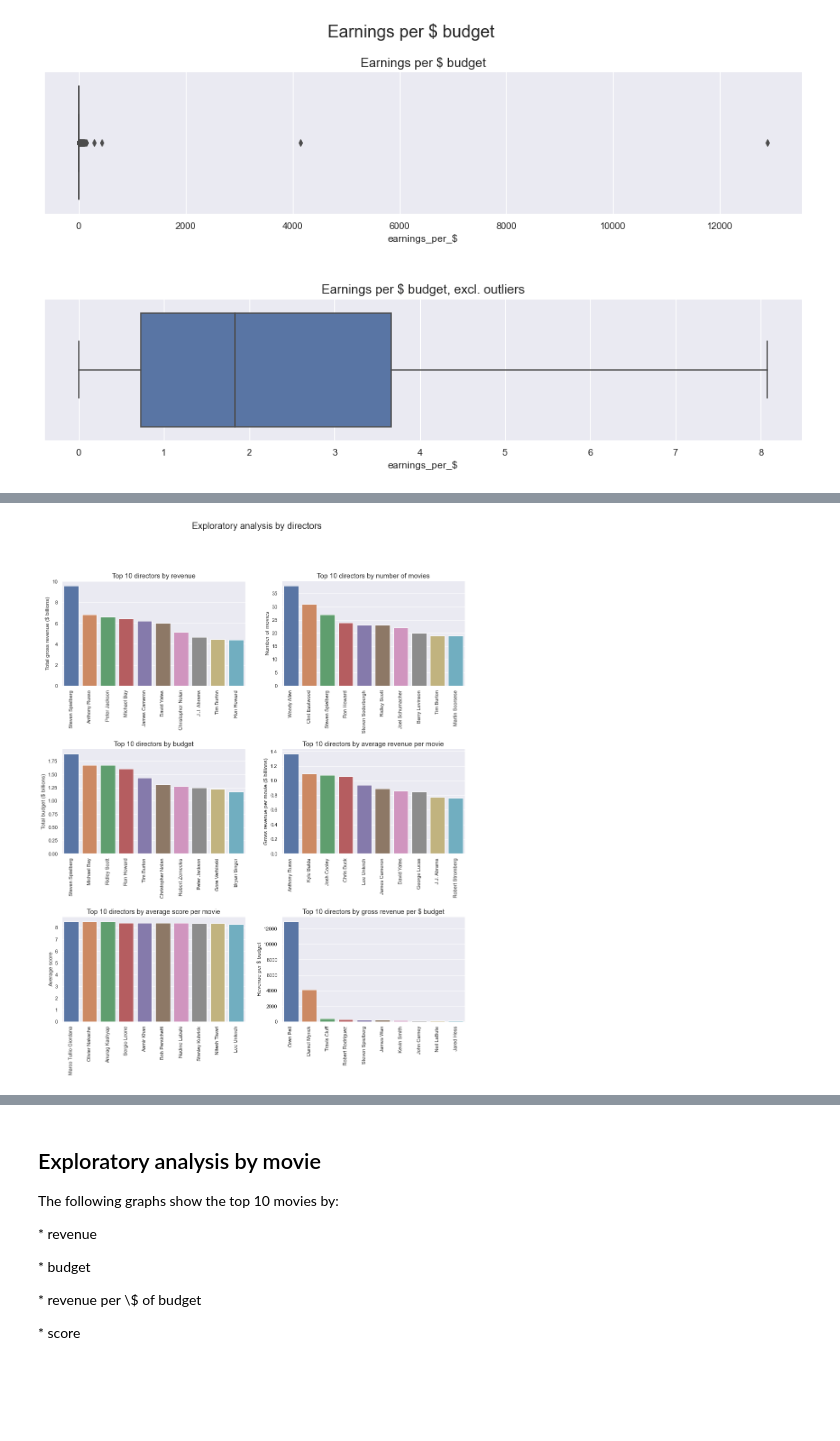
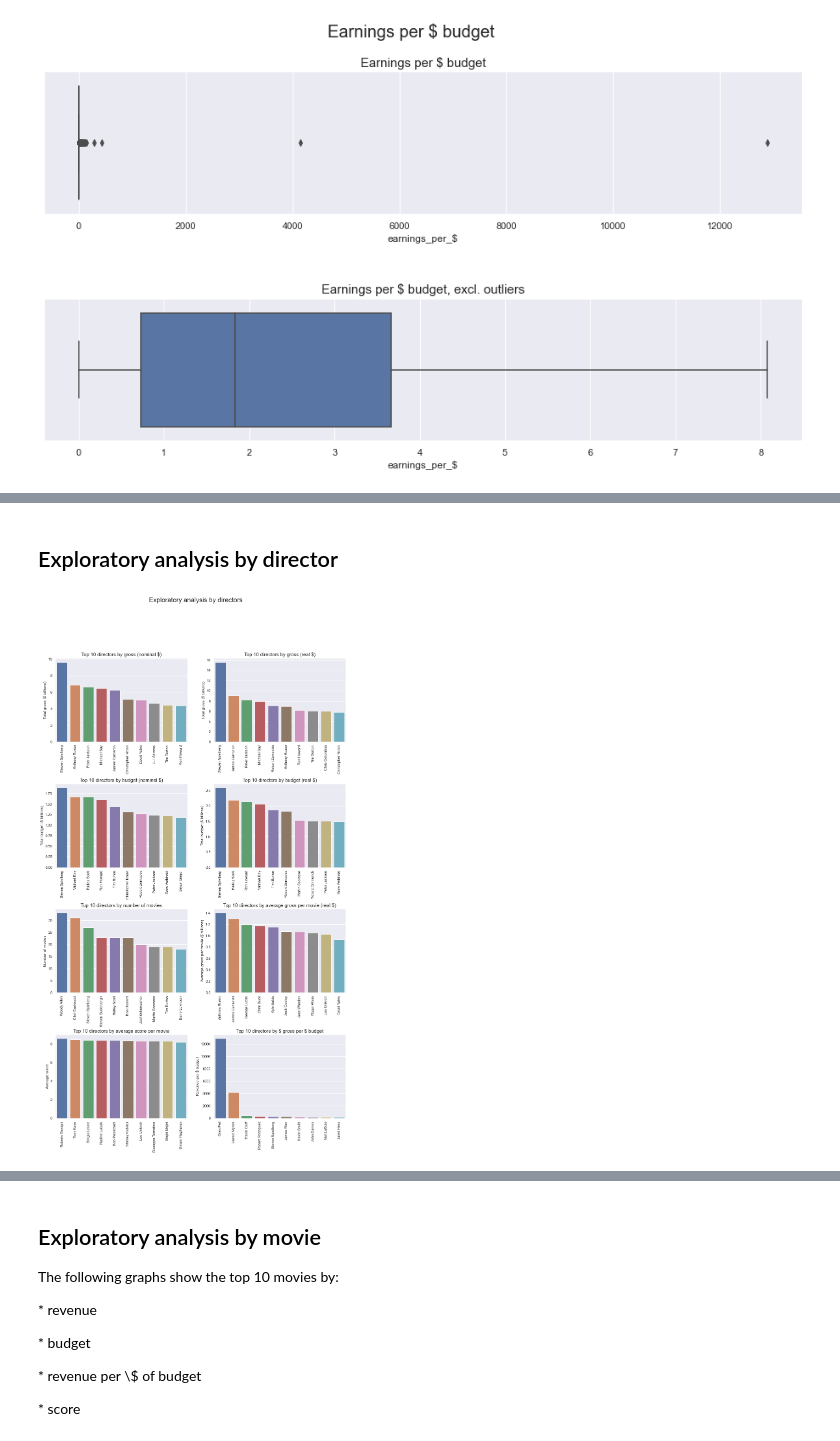
Before and after one commit to JacintaKnight/Movies-1980-2020, a Jupyter notebook: Movies (Kaggle dataset).ipynb, the cells around one changed output, grey strips where cells are left out. Cells and saved outputs as stored; diff of their text form; code cells hidden in the pictures; blank space fills up the shorter version.

Commit message:
Adjustments for inflation
Add columns adjusting gross and budget for inflation, and update graphs to show inflation adjusted values.

```diff
--- a/Movies (Kaggle dataset).ipynb
+++ b/Movies (Kaggle dataset).ipynb
@@ -230,3 +267,5 @@ Only three directors in the top 10 list by revenue are also in the top 10 list b
+# %% [markdown]
+## Exploratory analysis by director
 # %%
 #Exploratory analysis by director
 
@@ -235,61 +274,76 @@ df_directors = directors_grouper.sum()
 df_directors['Count'] = directors_grouper.name.count()
 df1_directors = df1.groupby(['director']).sum()   #group data excluding NaNs
 
-fig, axes = plt.subplots(3, 2, sharex=False, figsize=(16,18))
-plt.subplots_adjust( wspace = 0.2, hspace = 0.6)   #adjust space between plots
+fig, axes = plt.subplots(4, 2, sharex=False, figsize=(16,26))
+plt.subplots_adjust( wspace = 0.2, hspace = 0.5)   #adjust space between plots
 fig.suptitle('Exploratory analysis by directors', fontsize=20)
 
 #Top 10 directors by gross
 top10_directors_gross = df_directors.sort_values(by='gross', ascending=False).head(10)
 sns.barplot(ax=axes[0, 0], x=top10_directors_gross.index, y=top10_directors_gross['gross']/1000000000)
 axes[0, 0].tick_params(axis='x', rotation=90)
 axes[0, 0].set_xlabel('')
-axes[0, 0].set_ylabel('Total gross revenue ($ billions)')
-axes[0, 0].set_title('Top 10 directors by revenue', fontsize=15)
+axes[0, 0].set_ylabel('Total gross ($ billions)')
+axes[0, 0].set_title('Top 10 directors by gross (nominal $)', fontsize=15)
 
-#Top 10 directors by number of movies. Excluded all movies with director name of 'Directors'.
-top10_directors_count = df['director'].loc[df['director'] != 'Directors'].value_counts().head(10)
-#top10_directors_count = df.director.value_counts().head(10)
-sns.barplot(ax=axes[0, 1], x=top10_directors_count.index, y=top10_directors_count)
+#Top 10 directors by gross adjusted
+top10_directors_gross = df_directors.sort_values(by='gross_adjusted', ascending=False).head(10)
+sns.barplot(ax=axes[0, 1], x=top10_directors_gross.index, y=top10_directors_gross['gross_adjusted']/1000000000)
 axes[0, 1].tick_params(axis='x', rotation=90)
 axes[0, 1].set_xlabel('')
-axes[0, 1].set_ylabel('Number of movies')
-axes[0, 1].set_title('Top 10 directors by number of movies', fontsize=15)
+axes[0, 1].set_ylabel('Total gross ($ billions)')
+axes[0, 1].set_title('Top 10 directors by gross (real $)', fontsize=15)
 
 #Top 10 directors by budget
 top10_directors_budget = df_directors.sort_values(by='budget', ascending=False).head(10)
 sns.barplot(ax=axes[1, 0], x=top10_directors_budget.index, y=top10_directors_budget['budget']/1000000000)
 axes[1, 0].tick_params(axis='x', rotation=90)
 axes[1, 0].set_xlabel('')
 axes[1, 0].set_ylabel('Total budget ($ billions)')
-axes[1, 0].set_title('Top 10 directors by budget', fontsize=15)
+axes[1, 0].set_title('Top 10 directors by budget (nominal $)', fontsize=15)
+
+#Top 10 directors by budget adjusted
+top10_directors_budget = df_directors.sort_values(by='budget_adjusted', ascending=False).head(10)
+sns.barplot(ax=axes[1, 1], x=top10_directors_budget.index, y=top10_directors_budget['budget_adjusted']/1000000000)
+axes[1, 1].tick_params(axis='x', rotation=90)
+axes[1, 1].set_xlabel('')
+axes[1, 1].set_ylabel('Total budget ($ billions)')
+axes[1, 1].set_title('Top 10 directors by budget (real $)', fontsize=15)
+
+#Top 10 directors by number of movies. Excluded all movies with director name of 'Directors'.
+top10_directors_count = df['director'].loc[df['director'] != 'Directors'].value_counts().head(10)
+sns.barplot(ax=axes[2, 0], x=top10_directors_count.index, y=top10_directors_count)
+axes[2, 0].tick_params(axis='x', rotation=90)
+axes[2, 0].set_xlabel('')
+axes[2, 0].set_ylabel('Number of movies')
+axes[2, 0].set_title('Top 10 directors by number of movies', fontsize=15)
 
 #Top 10 directors by revenue per movie
-df_directors['rev_per_movie'] = df_directors['gross'] / df_directors['Count']
+df_directors['rev_per_movie'] = df_directors['gross_adjusted'] / df_directors['Count']
 top10_directors_rev_movie = df_directors.sort_values(by='rev_per_movie', ascending=False).head(10)
-sns.barplot(ax=axes[1, 1], x=top10_directors_rev_movie.index, y=top10_directors_rev_movie['rev_per_movie']/1000000000)
-axes[1, 1].tick_params(axis='x', rotation=90)
-axes[1, 1].set_xlabel('')
-axes[1, 1].set_ylabel('Gross revenue per movie ($ billions)')
-axes[1, 1].set_title('Top 10 directors by average revenue per movie', fontsize=15)
+sns.barplot(ax=axes[2, 1], x=top10_directors_rev_movie.index, y=top10_directors_rev_movie['rev_per_movie']/1000000000)
+axes[2, 1].tick_params(axis='x', rotation=90)
+axes[2, 1].set_xlabel('')
+axes[2, 1].set_ylabel('Average gross per movie ($ billions)')
+axes[2, 1].set_title('Top 10 directors by average gross per movie (real $)', fontsize=15)
 
 #Top 10 directors by average score
 df_directors['avg_score'] = df_directors['score'] / df_directors['Count']
 top10_directors_avg_score = df_directors.sort_values(by='avg_score', ascending=False).head(10)
-sns.barplot(ax=axes[2, 0], x=top10_directors_avg_score.index, y=top10_directors_avg_score['avg_score'])
-axes[2, 0].tick_params(axis='x', rotation=90)
-axes[2, 0].set_xlabel('')
-axes[2, 0].set_ylabel('Average score')
-axes[2, 0].set_title('Top 10 directors by average score per movie', fontsize=15)
+sns.barplot(ax=axes[3, 0], x=top10_directors_avg_score.index, y=top10_directors_avg_score['avg_score'])
+axes[3, 0].tick_params(axis='x', rotation=90)
+axes[3, 0].set_xlabel('')
+axes[3, 0].set_ylabel('Average score')
+axes[3, 0].set_title('Top 10 directors by average score per movie', fontsize=15)
 
 #Top 10 directors by revenue per $ budget
 top10_directors_earnings_budget = df1_directors.sort_values(by='earnings_per_$', ascending=False).head(10)
-sns.barplot(ax=axes[2, 1], x=top10_directors_earnings_budget.index, y=top10_directors_earnings_budget['earnings_per_$'])
-axes[2, 1].tick_params(axis='x', rotation=90)
-axes[2, 1].set_xlabel('')
-axes[2, 1].set_ylabel('Revenue per $ budget')
-axes[2, 1].set_title('Top 10 directors by gross revenue per $ budget', fontsize=15)
+sns.barplot(ax=axes[3, 1], x=top10_directors_earnings_budget.index, y=top10_directors_earnings_budget['earnings_per_$'])
+axes[3, 1].tick_params(axis='x', rotation=90)
+axes[3, 1].set_xlabel('')
+axes[3, 1].set_ylabel('Revenue per $ budget')
+axes[3, 1].set_title('Top 10 directors by \$ gross per \$ budget', fontsize=15)
 
 plt.show()
 # %% [output]
-[figure, old version]
+[figure, new version]
```
Also changed, not shown: parts of 11 cells of this notebook, 1 other file.
